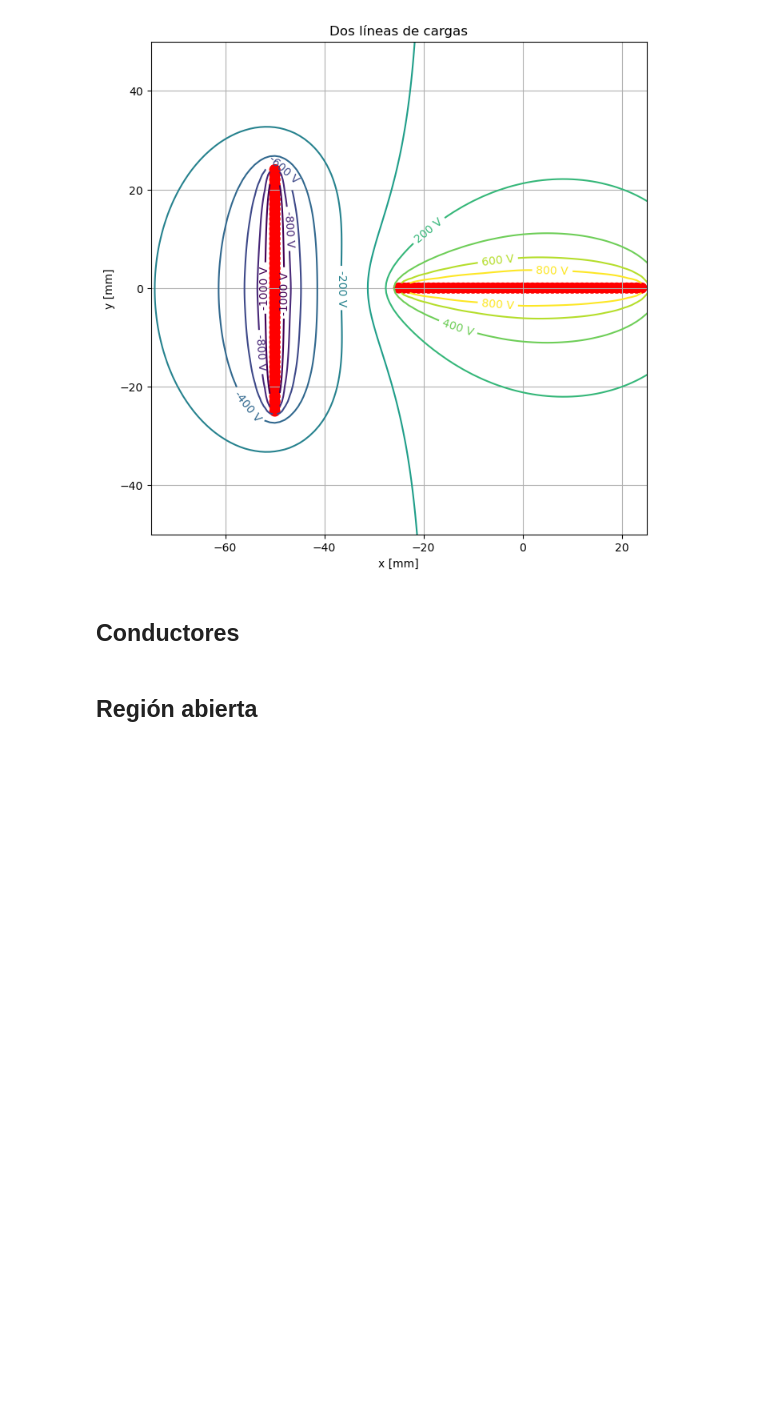
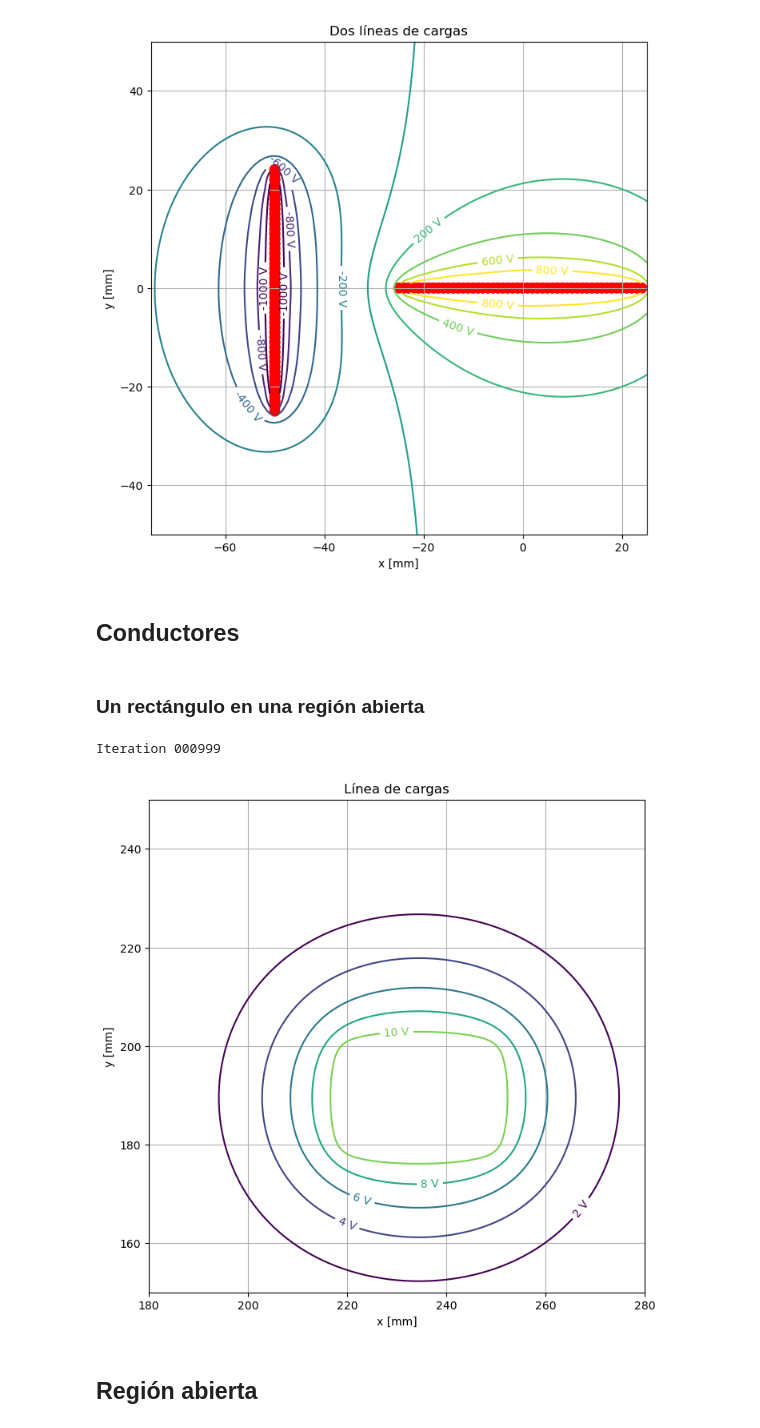
Before and after one commit to epplugins/UTN, a Jupyter notebook: electromagnetismo/em_potencial.ipynb, the cells around one changed output. Drawn from its saved outputs; the diff is of its cells as text; code cells hidden in the pictures; blank space fills up the shorter version.

```diff
--- a/electromagnetismo/em_potencial.ipynb
+++ b/electromagnetismo/em_potencial.ipynb
@@ -275,3 +250,59 @@ def P_conductores(V, dim, levels = 5, roi=(0,0,0), figsize=(6,6), titulo='Títul
+# %% [markdown]
+### Un rectángulo en una región abierta
+# %%
+# Rectangulo
+Vs = 12
+xs1 = 180
+ys1 = 220
+xs2 = 200
+ys2 = 250
+#Círculo:
+# xc = 300
+# yc = 220
+# Vc = 12
+# rr1,cc1 = disk((yc,xc),20)
+
+dim = 1000
+Niter = 1000
+V = np.ndarray(shape=(dim+1,dim+1), dtype=float)
+# V[rr1,cc1] = Vc
+
+Vold = V.copy()
+# rr,cc = disk((250,250),249)
+V[:,:] = 0
+V[xs1:xs2,ys1:ys2] = Vs
+# V[rr,cc] = Vold[rr,cc]
+for i in range(Niter):
+    V1 = np.roll(V,-1,axis=0)
+    V2 = np.roll(V,1,axis=0)
+    V3 = np.roll(V,-1,axis=1)
+    V4 = np.roll(V,1,axis=1)
+    V = (V1+V2+V3+V4)/4
+    V[xs1:xs2,ys1:ys2]= Vs
+    # V[rr1,cc1] = Vc
+    # Vold = V.copy()
+    # V[:,:] = 0
+    # V[rr,cc] = Vold[rr,cc]
+    print('Iteration '+str(i).zfill(6), end="\r")
+    # print(np.mean((V-Vold)**2))
+# %% [output]
+Iteration 000999
+# %%
+# levels = np.arange(100,1400,200)
+levels = [2,4,6,8,10,12]
+# levels = 5
+roi = (180, 150, 100)
+# roi = (0, 0, 0)
+titulo = "Línea de cargas"
+figsize = (8,8)
+EF = False
+density = 0.6
+
+
+E = P_conductores(V, dim, levels = levels, roi=roi, figsize=figsize, titulo=titulo,
+                EF=EF, density=density)
+# %% [output]
+[figure, added]
 # %%
 Vc = 0
 N = 100
```
Also changed, not shown: parts of 5 cells of this notebook.
